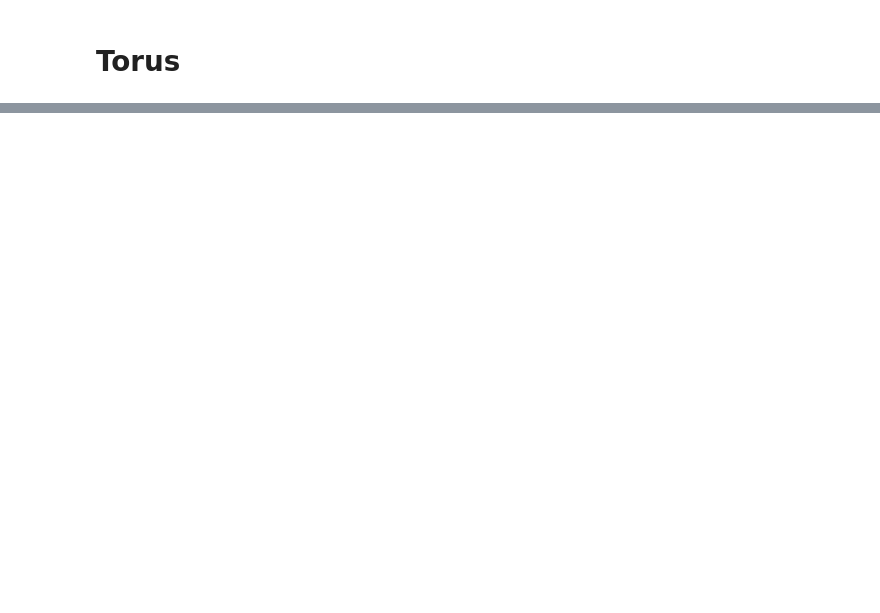
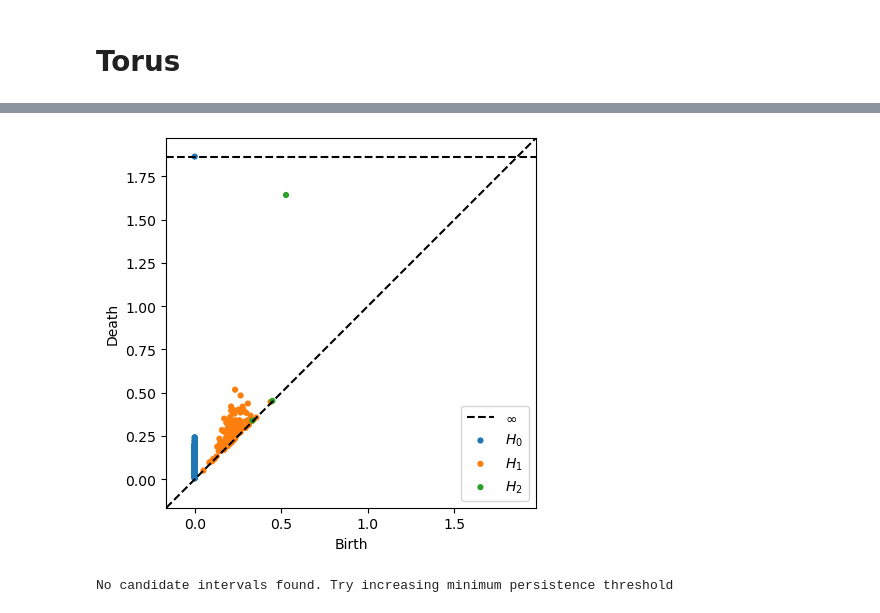
Before and after one commit to jeremy-wayland/PersistentHomologyKNN, a Jupyter notebook: src/Testing Radius Selection.ipynb, the cells around one changed output, grey strips where cells are left out. Cells and saved outputs as stored; diff of their text form; code cells hidden in the pictures; blank space fills up the shorter version.

```diff
--- a/src/Testing Radius Selection.ipynb
+++ b/src/Testing Radius Selection.ipynb
@@ -20,0 +26,7 @@ About to return, should not recurse farther
+# %%
+sphere = '../Data/sphere_points.txt'
+# %%
+select_radii(data=sphere,max_dim=2,min_persistence=0.5)
+# %% [output]
+[figure, added]
+No candidate intervals found. Try increasing minimum persistence threshold
```
Also changed, not shown: parts of 8 cells of this notebook.
